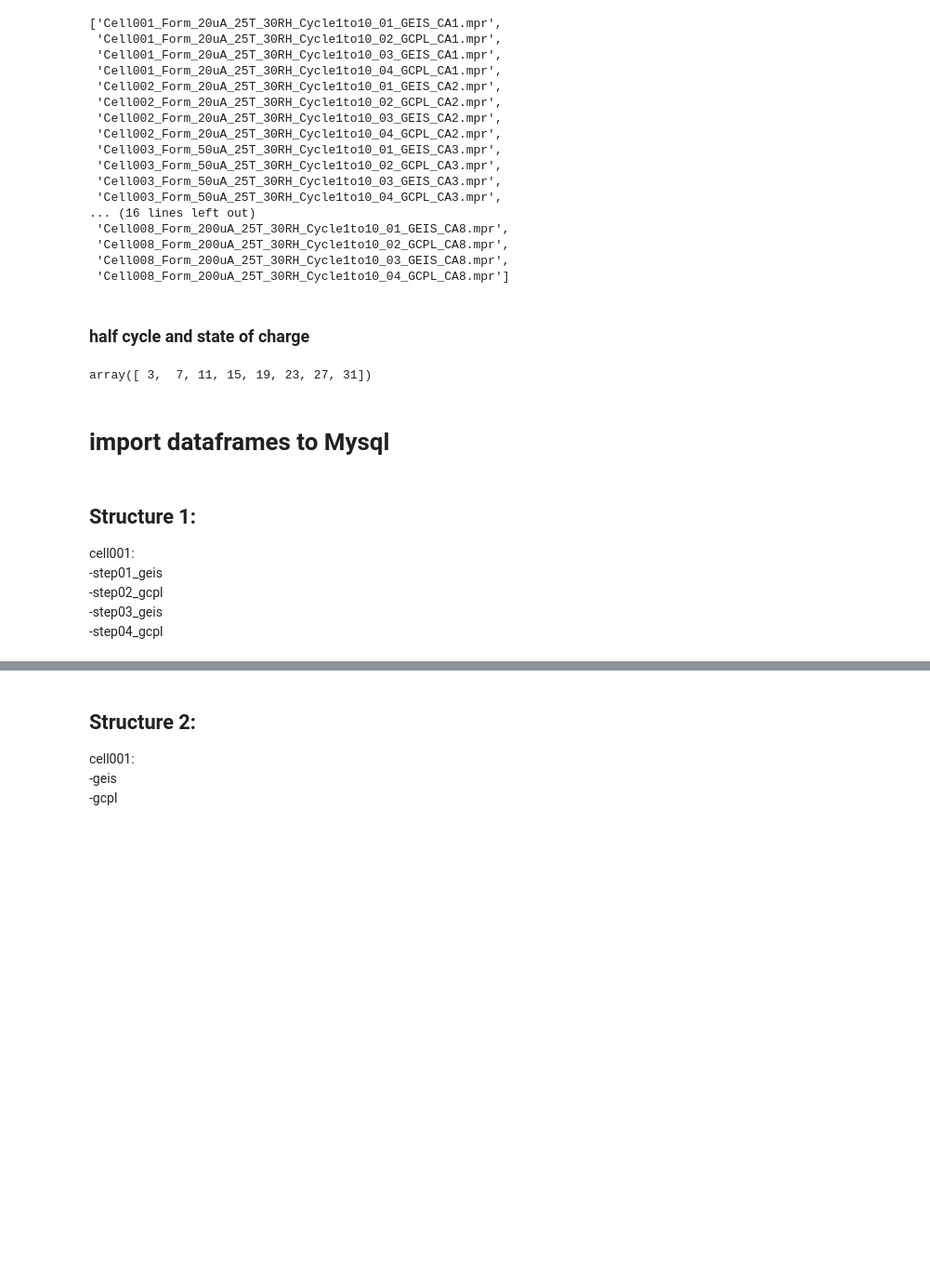
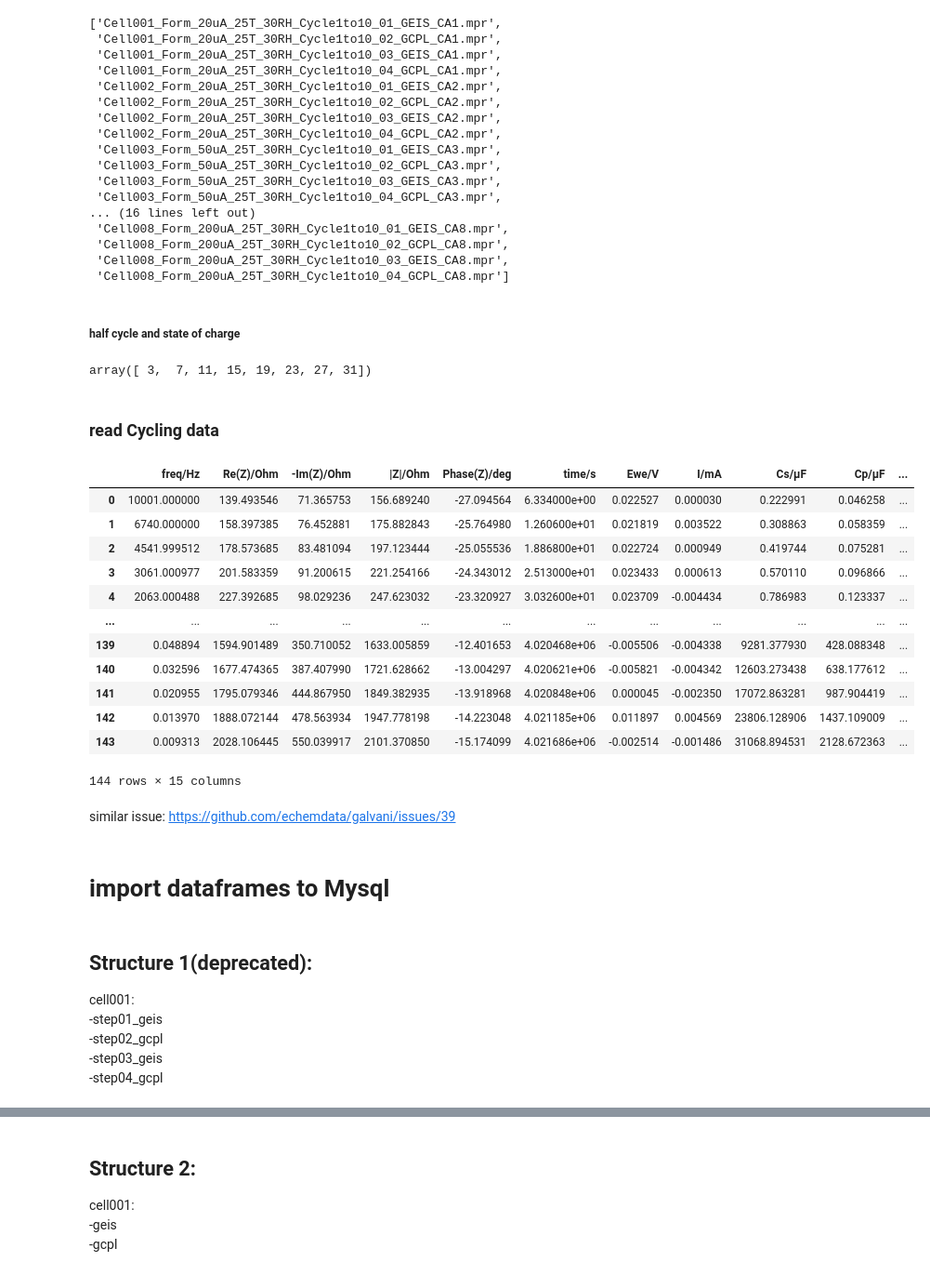
Before and after one commit to Yue-Yao/EIS, a Jupyter notebook: Dataset_EIS.ipynb, the cells around one changed output, grey strips where cells are left out. Shown at 93% size. Saved outputs shown, nothing was run; the diff lists cells and outputs as text; code cells hidden in the pictures; blank space fills up the shorter version.

Commit message:
tranfer cyc data to sql

```diff
--- a/Dataset_EIS.ipynb
+++ b/Dataset_EIS.ipynb
@@ -145,7 +94,7 @@ datafilespath
  'Cell008_Form_200uA_25T_30RH_Cycle1to10_03_GEIS_CA8.mpr',
  'Cell008_Form_200uA_25T_30RH_Cycle1to10_04_GCPL_CA8.mpr']
 # %% [markdown]
-### half cycle and state of charge
+##### half cycle and state of charge
 # %%
 #set half cycle of discharge processes to 1 in gcpl
 #ds[3,7,11...]
@@ -164,2 +114,4 @@ discharge_index = np.arange(3,np.shape(datafilespath)[0],4)
 # %% [output]
 array([ 3,  7, 11, 15, 19, 23, 27, 31])
+# %% [markdown]
+### read Cycling data
@@ -165,0 +120,16 @@ array([ 3,  7, 11, 15, 19, 23, 27, 31])
+# %%
+df_cycle[0]
+# %% [output]
+|  | freq/Hz | Re(Z)/Ohm | -Im(Z)/Ohm | |Z|/Ohm | Phase(Z)/deg | time/s | Ewe/V | I/mA | Cs/µF | Cp/µF | ... |
+| 0 | 10001.000000 | 139.493546 | 71.365753 | 156.689240 | -27.094564 | 6.334000e+00 | 0.022527 | 0.000030 | 0.222991 | 0.046258 | ... |
+| 1 | 6740.000000 | 158.397385 | 76.452881 | 175.882843 | -25.764980 | 1.260600e+01 | 0.021819 | 0.003522 | 0.308863 | 0.058359 | ... |
+| 2 | 4541.999512 | 178.573685 | 83.481094 | 197.123444 | -25.055536 | 1.886800e+01 | 0.022724 | 0.000949 | 0.419744 | 0.075281 | ... |
+| 3 | 3061.000977 | 201.583359 | 91.200615 | 221.254166 | -24.343012 | 2.513000e+01 | 0.023433 | 0.000613 | 0.570110 | 0.096866 | ... |
+| 4 | 2063.000488 | 227.392685 | 98.029236 | 247.623032 | -23.320927 | 3.032600e+01 | 0.023709 | -0.004434 | 0.786983 | 0.123337 | ... |
+| ... | ... | ... | ... | ... | ... | ... | ... | ... | ... | ... | ... |
+| 139 | 0.048894 | 1594.901489 | 350.710052 | 1633.005859 | -12.401653 | 4.020468e+06 | -0.005506 | -0.004338 | 9281.377930 | 428.088348 | ... |
+| 140 | 0.032596 | 1677.474365 | 387.407990 | 1721.628662 | -13.004297 | 4.020621e+06 | -0.005821 | -0.004342 | 12603.273438 | 638.177612 | ... |
+| 141 | 0.020955 | 1795.079346 | 444.867950 | 1849.382935 | -13.918968 | 4.020848e+06 | 0.000045 | -0.002350 | 17072.863281 | 987.904419 | ... |
+| 142 | 0.013970 | 1888.072144 | 478.563934 | 1947.778198 | -14.223048 | 4.021185e+06 | 0.011897 | 0.004569 | 23806.128906 | 1437.109009 | ... |
+| 143 | 0.009313 | 2028.106445 | 550.039917 | 2101.370850 | -15.174099 | 4.021686e+06 | -0.002514 | -0.001486 | 31068.894531 | 2128.672363 | ... |
+144 rows × 15 columns
@@ -166,7 +142,9 @@ array([ 3,  7, 11, 15, 19, 23, 27, 31])
+# %% [markdown]
+similar issue: https://github.com/echemdata/galvani/issues/39
 # %% [markdown]
 # import dataframes to Mysql
 # %% [markdown]
-## Structure 1:
+## Structure 1(deprecated):
 cell001:
 -step01_geis
 -step02_gcpl
```
Also changed, not shown: parts of 19 cells of this notebook, 1 other file.
